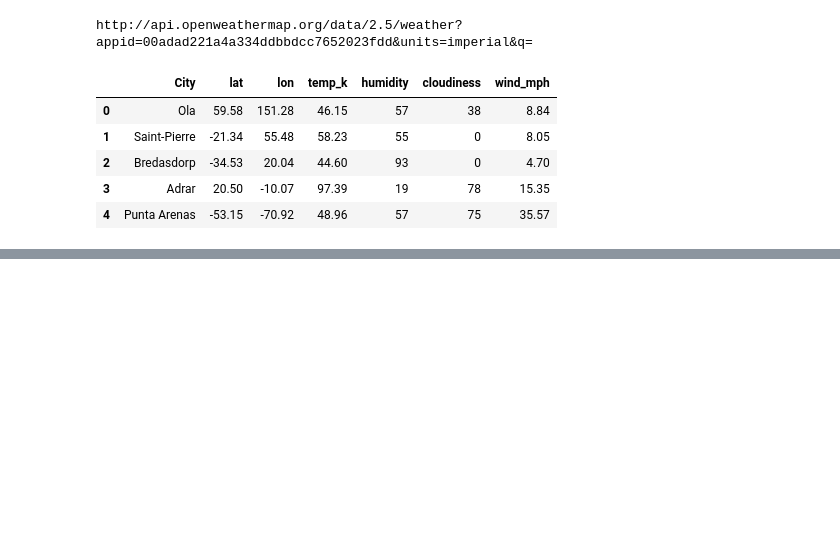
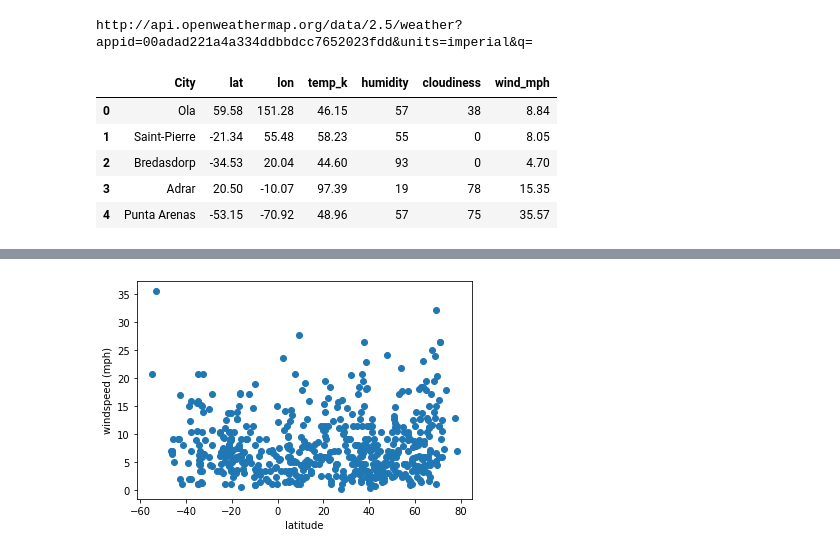
Before and after one commit to rchaynie/python-api-challenge, a Jupyter notebook: WeatherPy/Untitled.ipynb, the cells around one changed output, grey strips where cells are left out. Cells and saved outputs as stored; diff of their text form; code cells hidden in the pictures; blank space fills up the shorter version.

```diff
--- a/WeatherPy/Untitled.ipynb
+++ b/WeatherPy/Untitled.ipynb
@@ -144,0 +167,7 @@ df.head()
+# %%
+plt.scatter(lat, wind)
+plt.xlabel("latitude")
+plt.ylabel("windspeed (mph)")
+plt.show()
+# %% [output]
+[figure, added]
```
Also changed, not shown: parts of 4 cells of this notebook.
